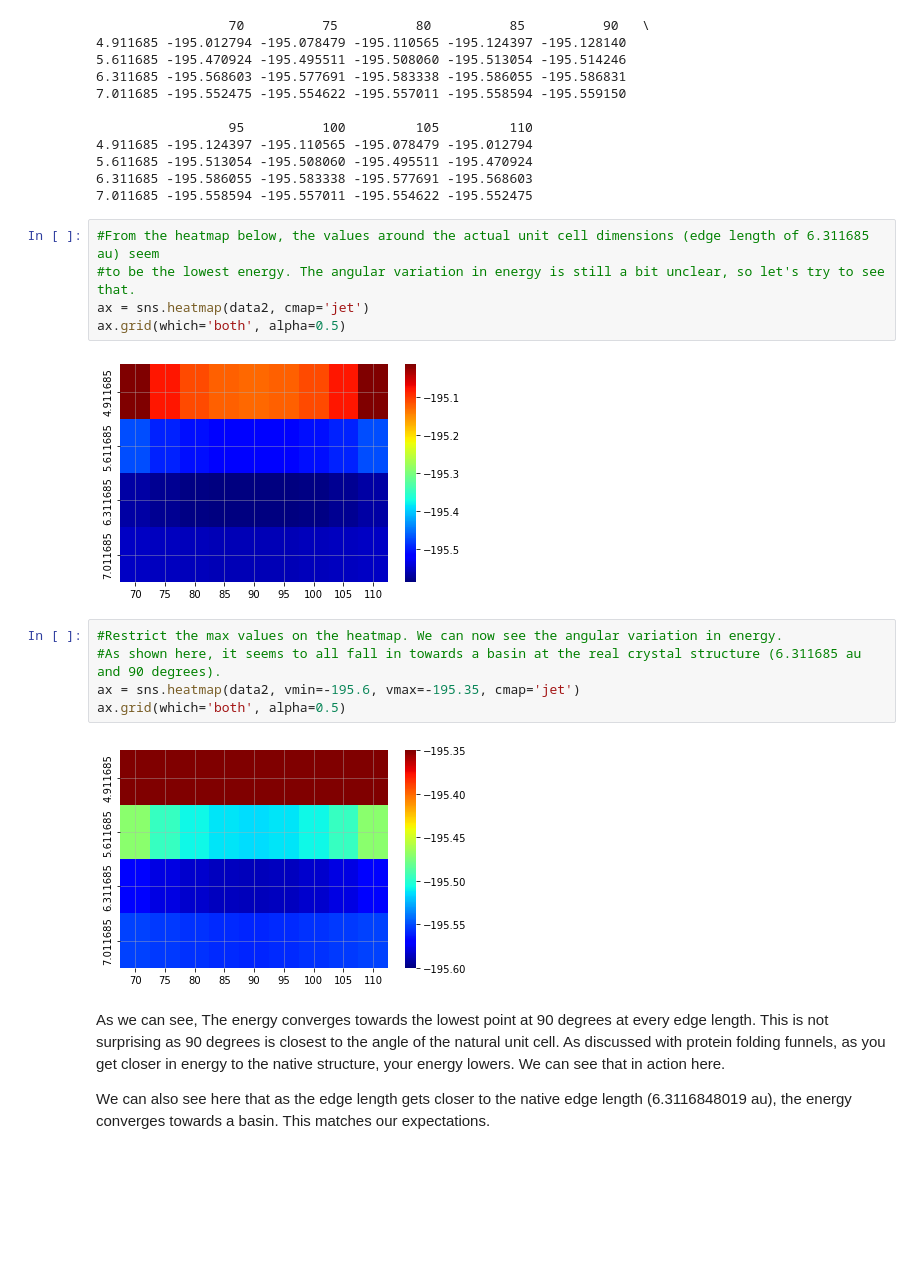
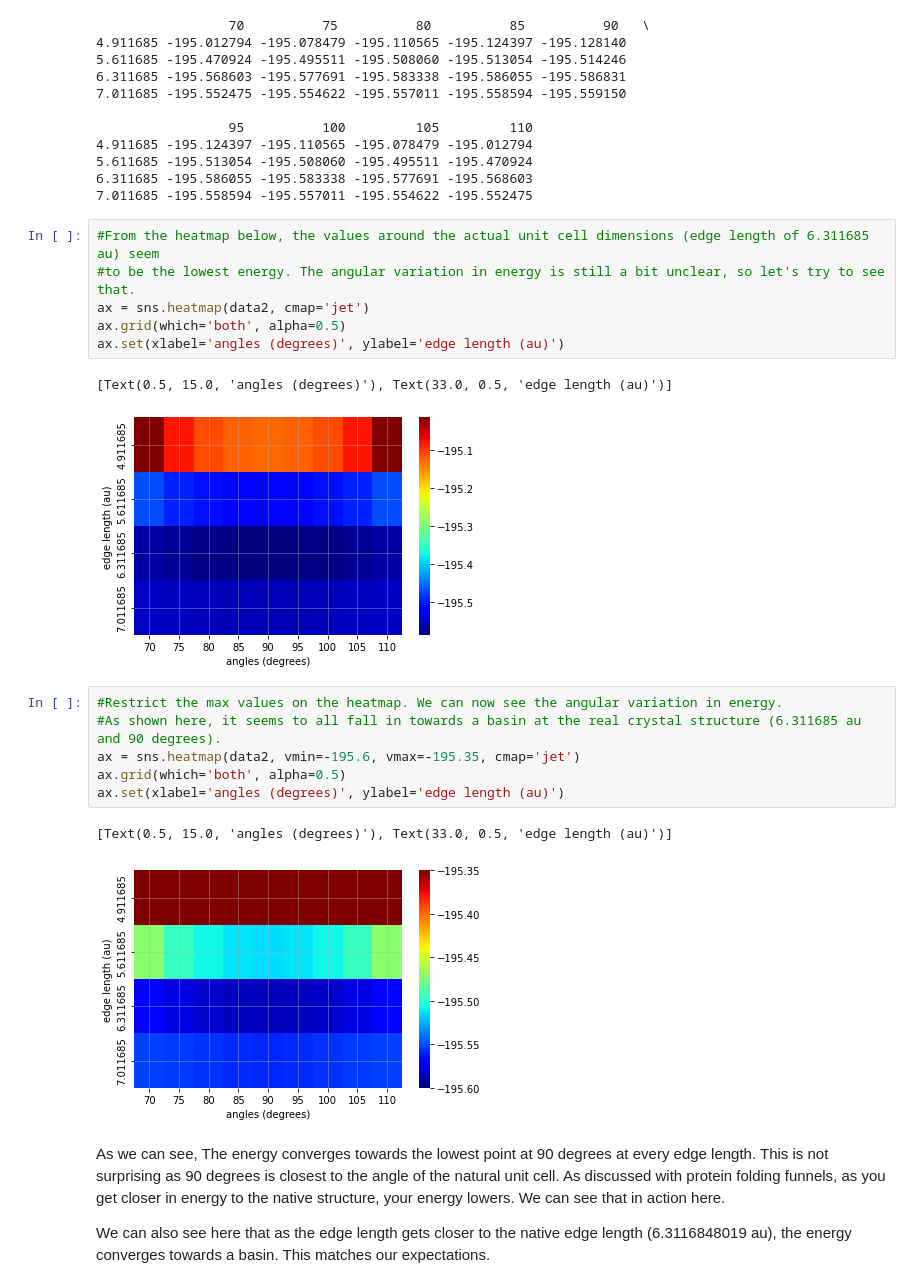
Before and after one commit to albscs/CHEM96.6-101.6-real, a Jupyter notebook: Final_Project/Po/Strained_Crystal_Structure_Generator.ipynb, the cells around one changed output. Cells and saved outputs as stored; diff of their text form; blank space fills up the shorter version.

```diff
--- a/Final_Project/Po/Strained_Crystal_Structure_Generator.ipynb
+++ b/Final_Project/Po/Strained_Crystal_Structure_Generator.ipynb
@@ -247,17 +283,21 @@ print(data2)
 # %%
 #From the heatmap below, the values around the actual unit cell dimensions (edge length of 6.311685 au) seem
 #to be the lowest energy. The angular variation in energy is still a bit unclear, so let's try to see that.
 ax = sns.heatmap(data2, cmap='jet')
 ax.grid(which='both', alpha=0.5)
+ax.set(xlabel='angles (degrees)', ylabel='edge length (au)')
 # %% [output]
+[Text(0.5, 15.0, 'angles (degrees)'), Text(33.0, 0.5, 'edge length (au)')]
-[figure, old version]
+[figure, new version]
 # %%
 #Restrict the max values on the heatmap. We can now see the angular variation in energy.
 #As shown here, it seems to all fall in towards a basin at the real crystal structure (6.311685 au and 90 degrees).
 ax = sns.heatmap(data2, vmin=-195.6, vmax=-195.35, cmap='jet')
 ax.grid(which='both', alpha=0.5)
+ax.set(xlabel='angles (degrees)', ylabel='edge length (au)')
 # %% [output]
+[Text(0.5, 15.0, 'angles (degrees)'), Text(33.0, 0.5, 'edge length (au)')]
-[figure, old version]
+[figure, new version]
 # %% [markdown]
 As we can see, The energy converges towards the lowest point at 90 degrees at every edge length. This is not surprising as 90 degrees is closest to the angle of the natural unit cell. As discussed with protein folding funnels, as you get closer in energy to the native structure, your energy lowers. We can see that in action here.
 
```
Also changed, not shown: parts of 11 cells of this notebook.
